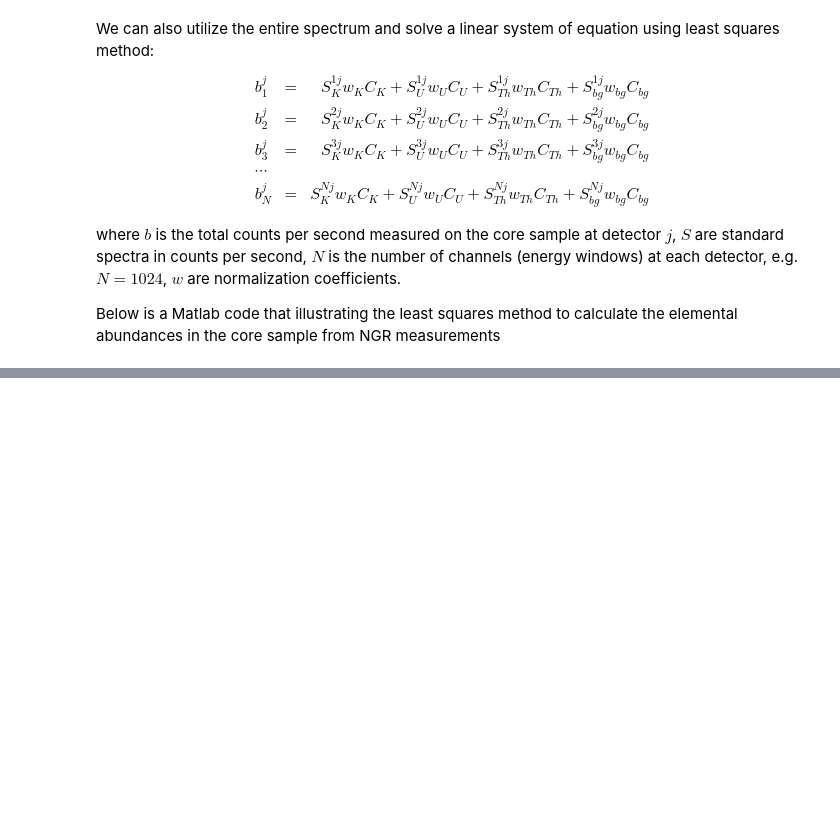
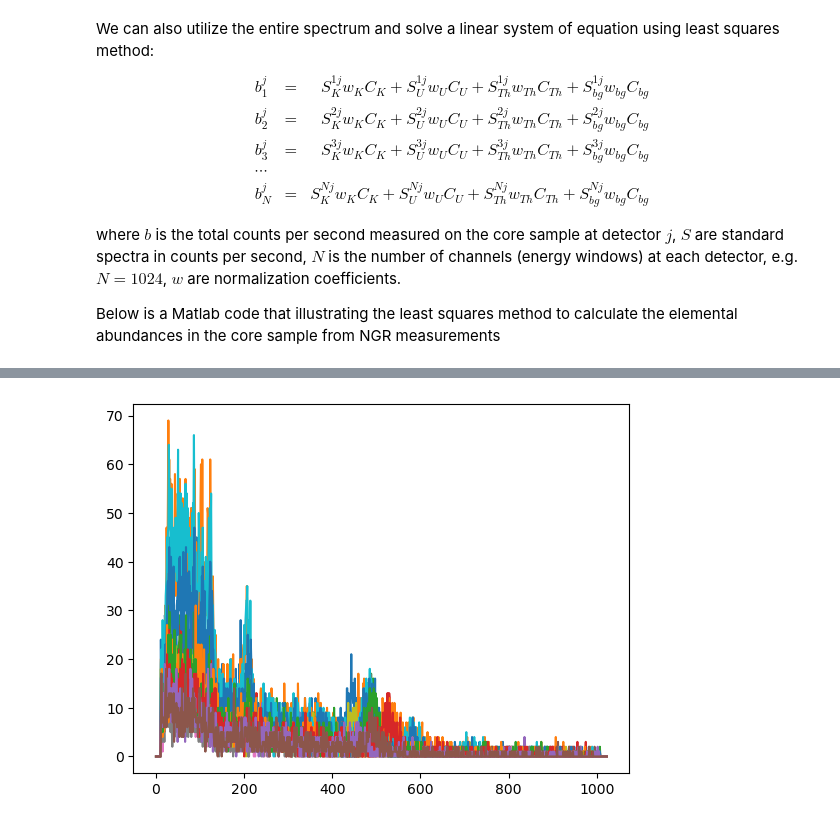
Before and after one commit to 4minakov/practical-data, a Jupyter notebook: Data_Practicals_4_Part2.ipynb, the cells around one changed output, grey strips where cells are left out. Drawn from its saved outputs; the diff is of its cells as text; code cells hidden in the pictures; blank space fills up the shorter version.

```diff
--- a/Data_Practicals_4_Part2.ipynb
+++ b/Data_Practicals_4_Part2.ipynb
@@ -141,3 +141,70 @@ where $b$ is the total counts per second measured on the core sample at detector
 
 
 Below is a Matlab code that illustrating the least squares method to calculate the elemental abundances in the core sample from NGR measurements
+# %%
+import os
+import re
+import numpy as np
+import glob
+import matplotlib.pyplot as plt
+
+# Define the directory and pattern
+directory = 'workshop-sandbox/ngr/U1341B-16H-1-W_SHLF1110331_2009730151613'
+pattern = '*_SHLF*.spe'
+
+# Form the full pattern and get the list of files
+full_pattern = os.path.join(directory, pattern)
+spe_files = glob.glob(full_pattern)
+
+# Initialize ndata, data and data_info
+ndata = 1024
+data = np.zeros((ndata, len(spe_files)))
+data_info = np.zeros((4, len(spe_files)))
+t_data = np.zeros(len(spe_files))
+
+# Iterate over the spe_files and extract the required information and data
+for j, file_path in enumerate(spe_files):
+    file = os.path.basename(file_path)  # Get only the file name without the directory
+    with open(file_path, 'r') as fid:
+        print(file)  # equivalent to spe_files(j).name in MATLAB
+
+        # Extract information from file name using regular expression
+        info = [int(x) for x in re.findall(r'\d+', file)]
+        data_info[:, j] = np.array(info)[[2, 3, 6, 7]]
+
+        lines = fid.readlines()
+        for i, tline in enumerate(lines):
+            if tline.strip().startswith('$MEAS_TIM:'):
+                # Extract t_data from the next line
+                tline = lines[i + 1].strip()
+                t_data[j] = float(re.search(r"[-+]?\d*\.\d+|\d+", tline).group(0))
+
+            elif tline.strip().startswith('$DATA:'):
+                # Extract data from the following ndata lines
+                for k in range(ndata):
+                    tline = lines[i + k + 2].strip()
+                    data[k, j] = float(tline)
+                break  # Exit the loop once all data are extracted
+
+plt.Figure, plt.plot(data)
+
+# Create a list of calibration files in the specified directory
+cal_files = glob.glob(os.path.join(directory, '*_calibration*.spe'))
+
+# Initialize the ENER_FIT array
+ener_fit = np.zeros((2, len(cal_files)))
+
+# Iterate over the calibration files and extract the ENER_FIT values
+for j, file in enumerate(cal_files):
+    with open(file, 'r') as fid:
+        lines = fid.readlines()
+        for i, tline in enumerate(lines):
+            # Search for the line starting with '$ENER_FIT:'
+            if tline.strip().startswith('$ENER_FIT:'):
+                # The values are on the next line
+                tline = lines[i + 1].strip()
+                temp = [float(val) for val in re.findall(r"[-+]?\d*\.\d+|\d+", tline)]
+                ener_fit[:, j] = temp
+                break  # Exit the inner loop once the values are found
+print(ener_fit)
+# %% [output]
@@ -144 +231,2 @@ Below is a Matlab code that illustrating the least squares method to calculate t
+[figure, added]
 # %%
```
Also changed, not shown: parts of 3 cells of this notebook.
